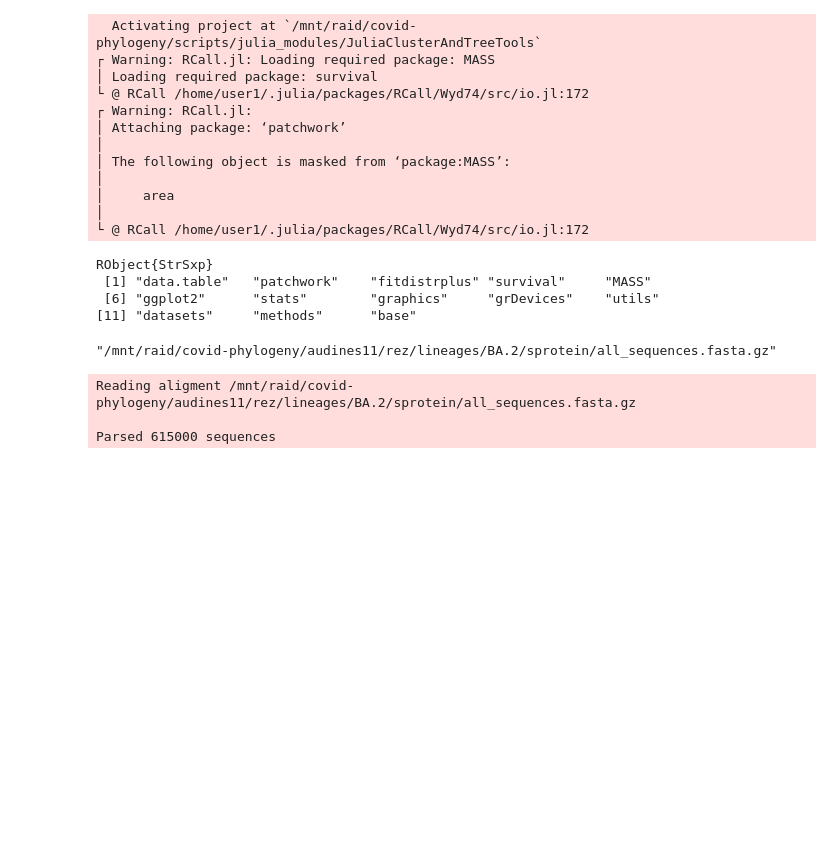
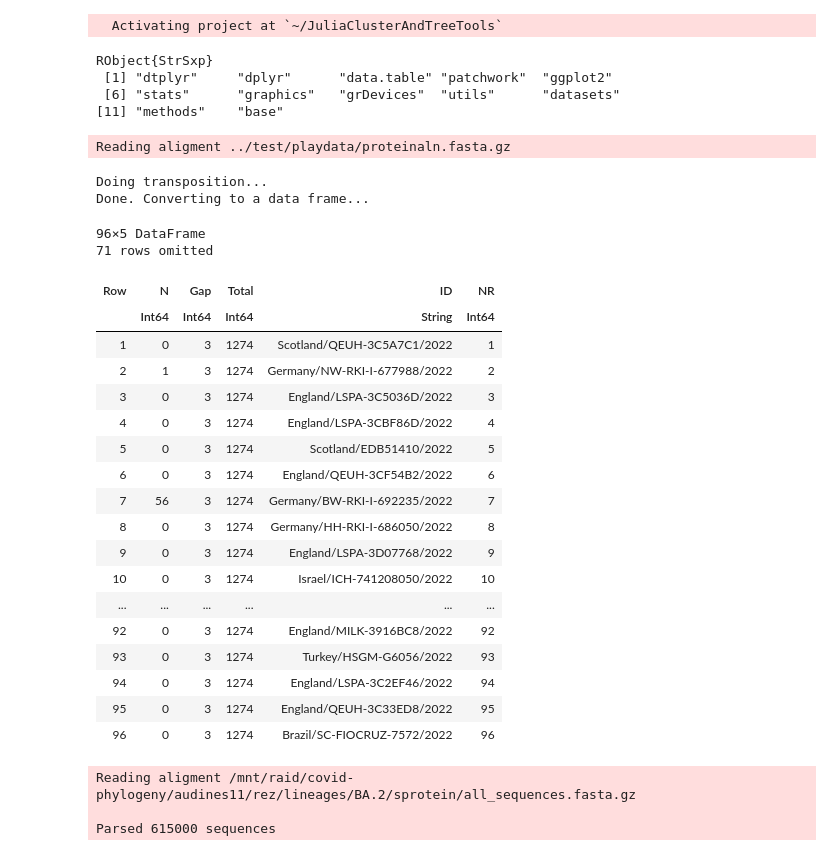
Before and after one commit to GediminasA/JuliaClusterAndTreeTools, a Jupyter notebook: notebooks/recluster_swarm_single_linkage.ipynb, the cells around one changed output. Saved outputs shown, nothing was run; the diff lists cells and outputs as text; code cells hidden in the pictures; blank space fills up the shorter version.

Commit message:
Protein alignment tools

```diff
--- a/notebooks/recluster_swarm_single_linkage.ipynb
+++ b/notebooks/recluster_swarm_single_linkage.ipynb
@@ -1,7 +1,7 @@
 # %%
 using Pkg
 using Revise
-Pkg.activate("/mnt/raid/covid-phylogeny/scripts/julia_modules/JuliaClusterAndTreeTools")
+Pkg.activate("..")
 using JuliaClusterAndTreeTools
 using Statistics
 using Pkg
@@ -13,33 +13,44 @@ using FASTX
 using CodecZlib
 R"""
 library(ggplot2)
-library(fitdistrplus)
-library(patchwork)
-library(fitdistrplus)
 library(data.table)
-
+library(dplyr)
+library(dtplyr)
 """
 # %% [output]
-  Activating project at `/mnt/raid/covid-phylogeny/scripts/julia_modules/JuliaClusterAndTreeTools`
-┌ Warning: RCall.jl: Loading required package: MASS
-│ Loading required package: survival
-└ @ RCall /home/user1/.julia/packages/RCall/Wyd74/src/io.jl:172
-┌ Warning: RCall.jl:
-│ Attaching package: ‘patchwork’
-│
-│ The following object is masked from ‘package:MASS’:
-│
-│     area
-│
-└ @ RCall /home/user1/.julia/packages/RCall/Wyd74/src/io.jl:172
+  Activating project at `~/JuliaClusterAndTreeTools`
 RObject{StrSxp}
- [1] "data.table"   "patchwork"    "fitdistrplus" "survival"     "MASS"
- [6] "ggplot2"      "stats"        "graphics"     "grDevices"    "utils"
-[11] "datasets"     "methods"      "base"
+ [1] "dtplyr"     "dplyr"      "data.table" "patchwork"  "ggplot2"
+ [6] "stats"      "graphics"   "grDevices"  "utils"      "datasets"
+[11] "methods"    "base"
 # %%
-fasta = "/mnt/raid/covid-phylogeny/audines11/rez/lineages/BA.2/sprotein/all_sequences.fasta.gz"
+test_aln_prot = "../test/playdata/proteinaln.fasta.gz"
+aln = JuliaClusterAndTreeTools.Alignmentprot(test_aln_prot)
+aa = JuliaClusterAndTreeTools.get_statistics_on_Gaps_Ns_rowwise(aln)
 # %% [output]
-"/mnt/raid/covid-phylogeny/audines11/rez/lineages/BA.2/sprotein/all_sequences.fasta.gz"
+Reading aligment ../test/playdata/proteinaln.fasta.gz
+Doing transposition...
+Done. Converting to a data frame...
+96×5 DataFrame
+71 rows omitted
+| Row | N | Gap | Total | ID | NR |
+|  | Int64 | Int64 | Int64 | String | Int64 |
+| 1 | 0 | 3 | 1274 | Scotland/QEUH-3C5A7C1/2022 | 1 |
+| 2 | 1 | 3 | 1274 | Germany/NW-RKI-I-677988/2022 | 2 |
+| 3 | 0 | 3 | 1274 | England/LSPA-3C5036D/2022 | 3 |
+| 4 | 0 | 3 | 1274 | England/LSPA-3CBF86D/2022 | 4 |
+| 5 | 0 | 3 | 1274 | Scotland/EDB51410/2022 | 5 |
+| 6 | 0 | 3 | 1274 | England/QEUH-3CF54B2/2022 | 6 |
+| 7 | 56 | 3 | 1274 | Germany/BW-RKI-I-692235/2022 | 7 |
+| 8 | 0 | 3 | 1274 | Germany/HH-RKI-I-686050/2022 | 8 |
+| 9 | 0 | 3 | 1274 | England/LSPA-3D07768/2022 | 9 |
+| 10 | 0 | 3 | 1274 | Israel/ICH-741208050/2022 | 10 |
+| ... | ... | ... | ... | ... | ... |
+| 92 | 0 | 3 | 1274 | England/MILK-3916BC8/2022 | 92 |
+| 93 | 0 | 3 | 1274 | Turkey/HSGM-G6056/2022 | 93 |
+| 94 | 0 | 3 | 1274 | England/LSPA-3C2EF46/2022 | 94 |
+| 95 | 0 | 3 | 1274 | England/QEUH-3C33ED8/2022 | 95 |
+| 96 | 0 | 3 | 1274 | Brazil/SC-FIOCRUZ-7572/2022 | 96 |
 # %%
 aln = JuliaClusterAndTreeTools.Alignment(fasta)
 # %% [output]
```
Also changed, not shown: 4 other files.
